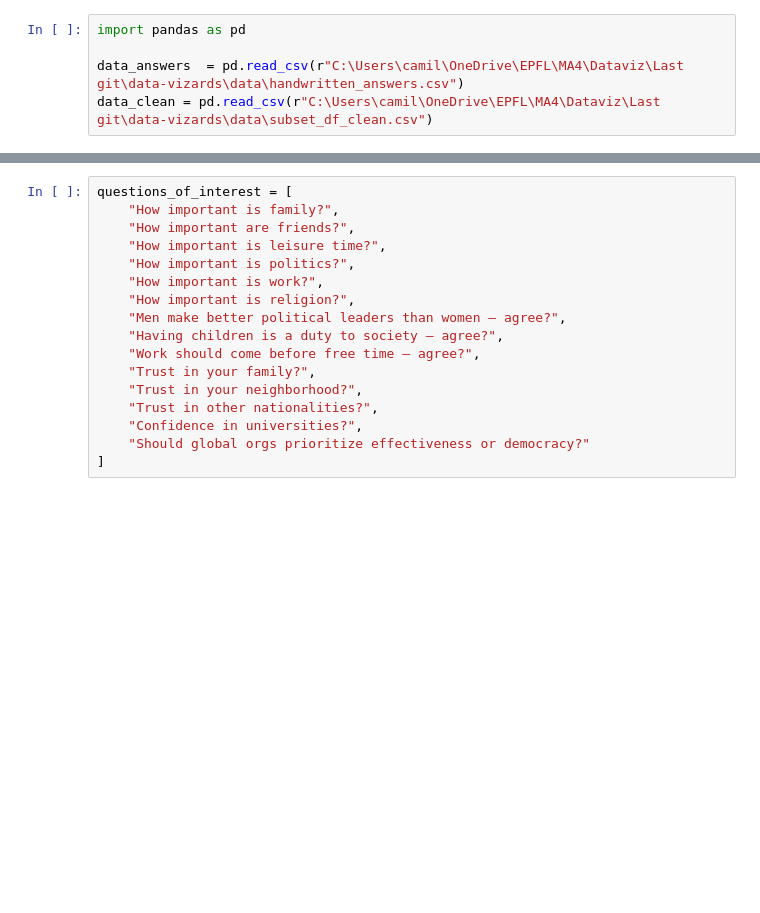
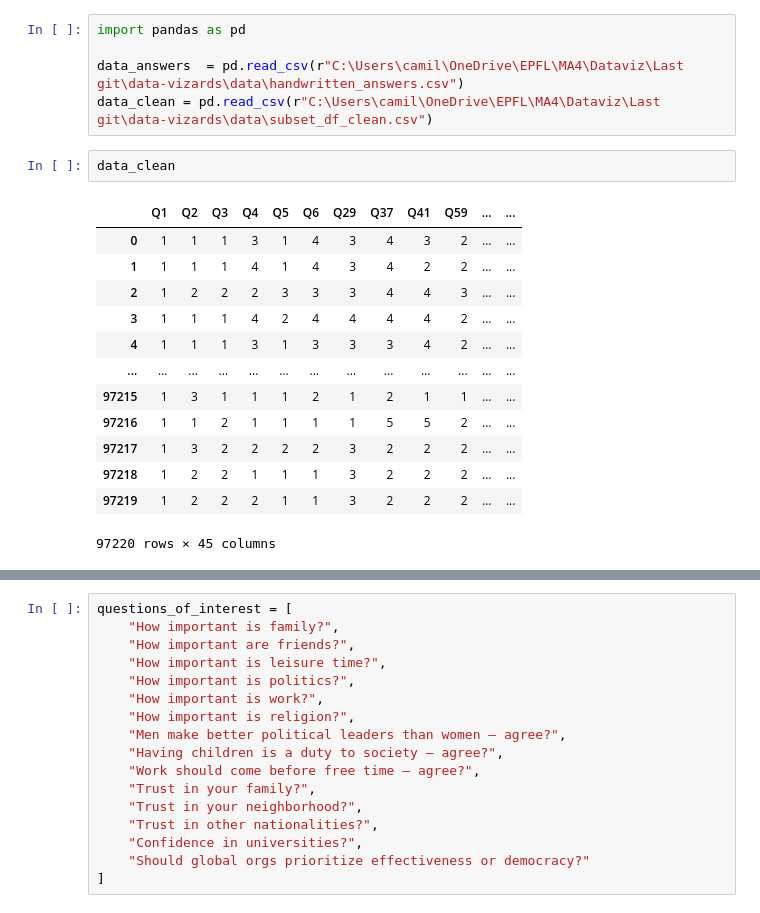
Before and after one commit to com-480-data-visualization/data-vizards, a Jupyter notebook: src/python_hisotgram.ipynb, the cells around one changed output, grey strips where cells are left out. Saved outputs shown, nothing was run; the diff lists cells and outputs as text; blank space fills up the shorter version.

```diff
--- a/src/python_hisotgram.ipynb
+++ b/src/python_hisotgram.ipynb
@@ -3,4 +3,20 @@ import pandas as pd
 
 data_answers  = pd.read_csv(r"C:\Users\camil\OneDrive\EPFL\MA4\Dataviz\Last git\data-vizards\data\handwritten_answers.csv")
 data_clean = pd.read_csv(r"C:\Users\camil\OneDrive\EPFL\MA4\Dataviz\Last git\data-vizards\data\subset_df_clean.csv")
+# %%
+data_clean
+# %% [output]
+|  | Q1 | Q2 | Q3 | Q4 | Q5 | Q6 | Q29 | Q37 | Q41 | Q59 | ... | ... |
+| 0 | 1 | 1 | 1 | 3 | 1 | 4 | 3 | 4 | 3 | 2 | ... | ... |
+| 1 | 1 | 1 | 1 | 4 | 1 | 4 | 3 | 4 | 2 | 2 | ... | ... |
+| 2 | 1 | 2 | 2 | 2 | 3 | 3 | 3 | 4 | 4 | 3 | ... | ... |
+| 3 | 1 | 1 | 1 | 4 | 2 | 4 | 4 | 4 | 4 | 2 | ... | ... |
+| 4 | 1 | 1 | 1 | 3 | 1 | 3 | 3 | 3 | 4 | 2 | ... | ... |
+| ... | ... | ... | ... | ... | ... | ... | ... | ... | ... | ... | ... | ... |
+| 97215 | 1 | 3 | 1 | 1 | 1 | 2 | 1 | 2 | 1 | 1 | ... | ... |
+| 97216 | 1 | 1 | 2 | 1 | 1 | 1 | 1 | 5 | 5 | 2 | ... | ... |
+| 97217 | 1 | 3 | 2 | 2 | 2 | 2 | 3 | 2 | 2 | 2 | ... | ... |
+| 97218 | 1 | 2 | 2 | 1 | 1 | 1 | 3 | 2 | 2 | 2 | ... | ... |
+| 97219 | 1 | 2 | 2 | 2 | 1 | 1 | 3 | 2 | 2 | 2 | ... | ... |
+97220 rows × 45 columns
 # %%
```
Also changed, not shown: parts of 5 cells of this notebook, 1 other file.
